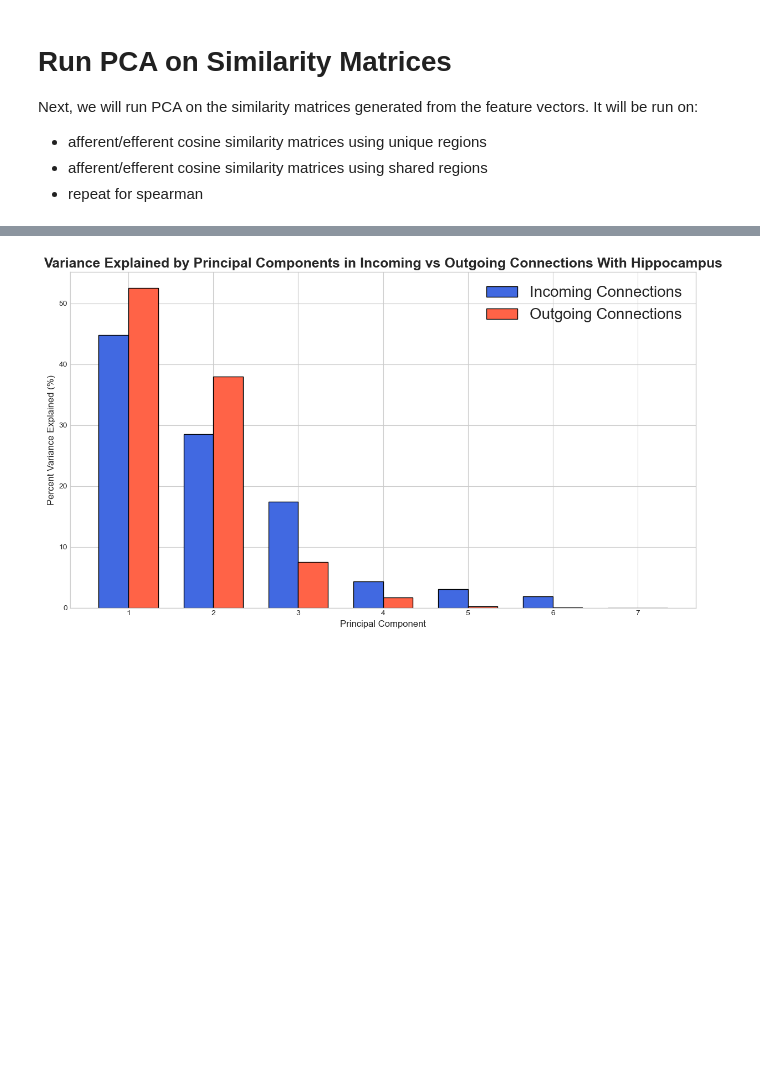
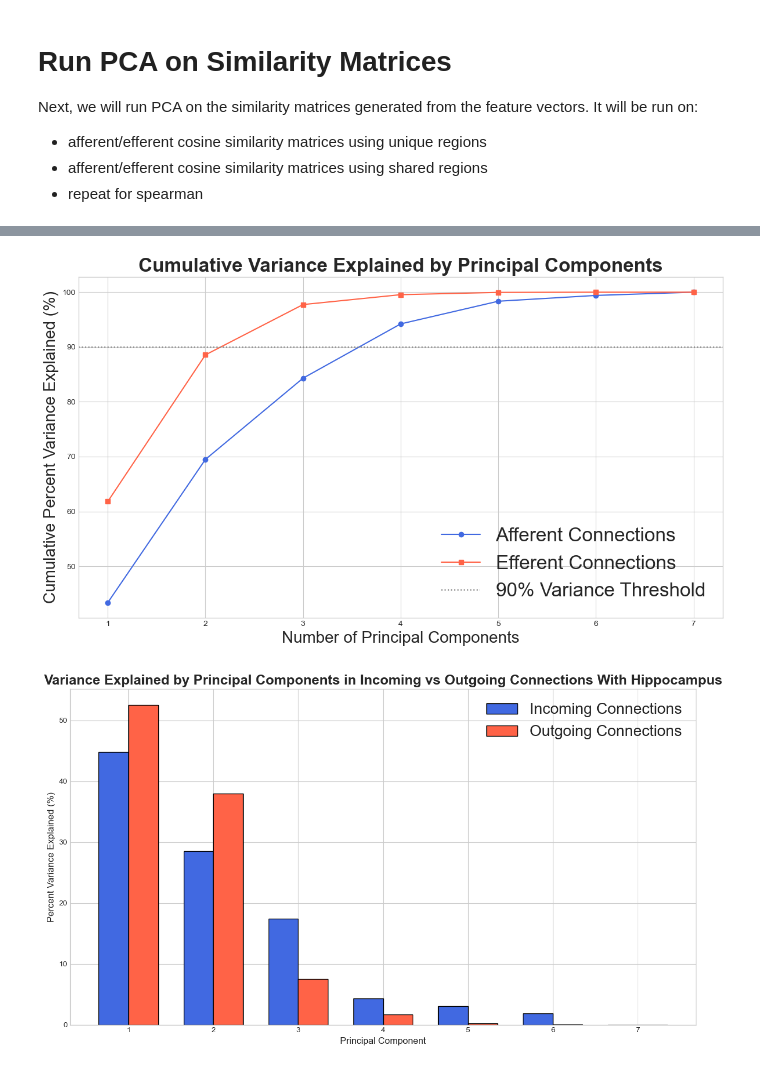
Before and after one commit to chris-weinberger/br2f_connectome, a Jupyter notebook: scripts/PCA_hippocampal.ipynb, the cells around one changed output, grey strips where cells are left out. Drawn from its saved outputs; the diff is of its cells as text; code cells hidden in the pictures; blank space fills up the shorter version.

```diff
--- a/scripts/PCA_hippocampal.ipynb
+++ b/scripts/PCA_hippocampal.ipynb
@@ -245,3 +242,23 @@ plt_cosine_shared.savefig('../output/incoming_outgoing_PCA_cosine_distance_share
+# %%
+from helpers import plot_incoming_outgoing_PCA_cumulative
+# --- Example Usage ---
+# Since you have 7 components, your data likely has 7 samples (or features,
+# depending on orientation, but for PCA it's typically samples < features)
+# We'll create two dummy matrices with 7 samples and 100 features.
+np.random.seed(42)
+dummy_incoming = np.random.rand(7, 100)
+dummy_outgoing = np.random.rand(7, 100)
+
+# Call the new function
+fig = plot_incoming_outgoing_PCA_cumulative(
+    cosine_df_to_shared,
+    cosine_df_from_shared,
+    n_components=7,
+    scale=False
+)
+fig.savefig('../output/PCA_cumulative_variance.png')
+# %% [output]
+[figure, added]
 # %%
 plt_spearman_unique = plot_incoming_outgoing_PCA(incoming_distance = spearman_df_to,
                                                  outgoing_distance = spearman_df_from,
```
Also changed, not shown: parts of 17 cells of this notebook, 29 other files.
